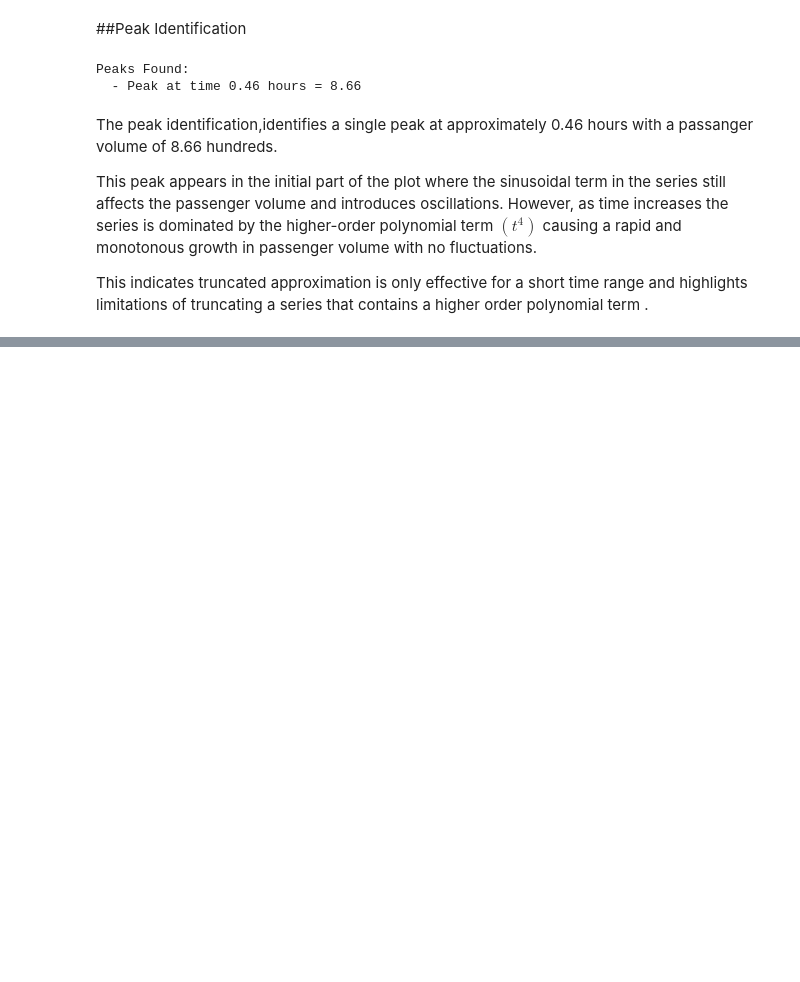
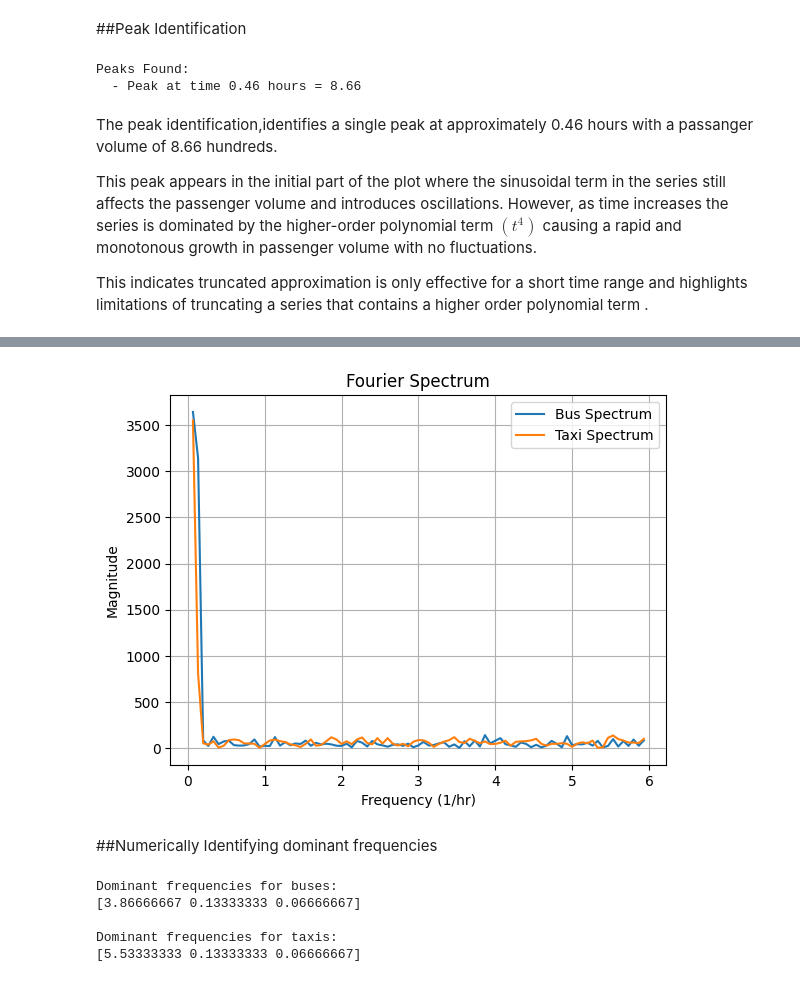
Before and after one commit to Wishmiii/Colombo-Travel-Route-Optimizer, a Jupyter notebook: MathCW.ipynb, the cells around one changed output, grey strips where cells are left out. Drawn from its saved outputs; the diff is of its cells as text; code cells hidden in the pictures; blank space fills up the shorter version.

```diff
--- a/MathCW.ipynb
+++ b/MathCW.ipynb
@@ -374,0 +467,36 @@ This indicates truncated  approximation is only effective for a short time range
+# %%
+#frequency-domain plot - both modes
+plt.figure()
+plt.plot(positive_freq, bus_magnitude, label='Bus Spectrum')
+plt.plot(positive_freq, taxi_magnitude, label='Taxi Spectrum')
+
+plt.xlabel("Frequency (1/hr)")
+plt.ylabel("Magnitude")
+plt.title("Fourier Spectrum")
+plt.legend()
+plt.grid(True)
+plt.show()
+# %% [output]
+[figure, added]
+# %% [markdown]
+##Numerically Identifying dominant frequencies
+# %%
+# Identify top dominant frequencies for buses
+bus_peak_indices = np.argsort(bus_magnitude)[-3:]
+bus_dominant_freqs = positive_freq[bus_peak_indices]
+
+# Identify top dominant frequencies for taxis
+taxi_peak_indices = np.argsort(taxi_magnitude)[-3:]
+taxi_dominant_freqs = positive_freq[taxi_peak_indices]
+
+print("Dominant frequencies for buses:")
+print(bus_dominant_freqs)
+
+print("\nDominant frequencies for taxis:")
+print(taxi_dominant_freqs)
+# %% [output]
+Dominant frequencies for buses:
+[3.86666667 0.13333333 0.06666667]
+
+Dominant frequencies for taxis:
+[5.53333333 0.13333333 0.06666667]
```
Also changed, not shown: parts of 12 cells of this notebook.
